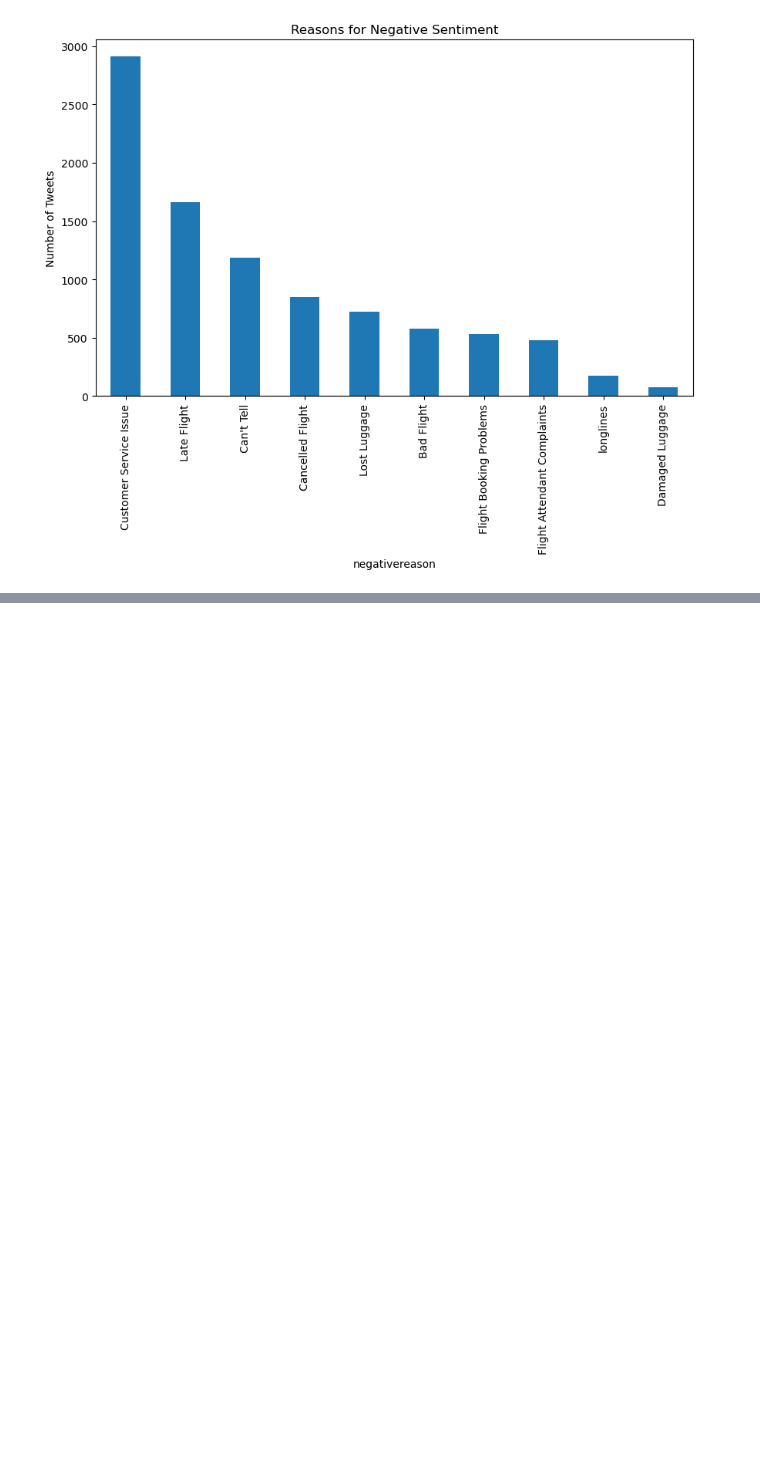
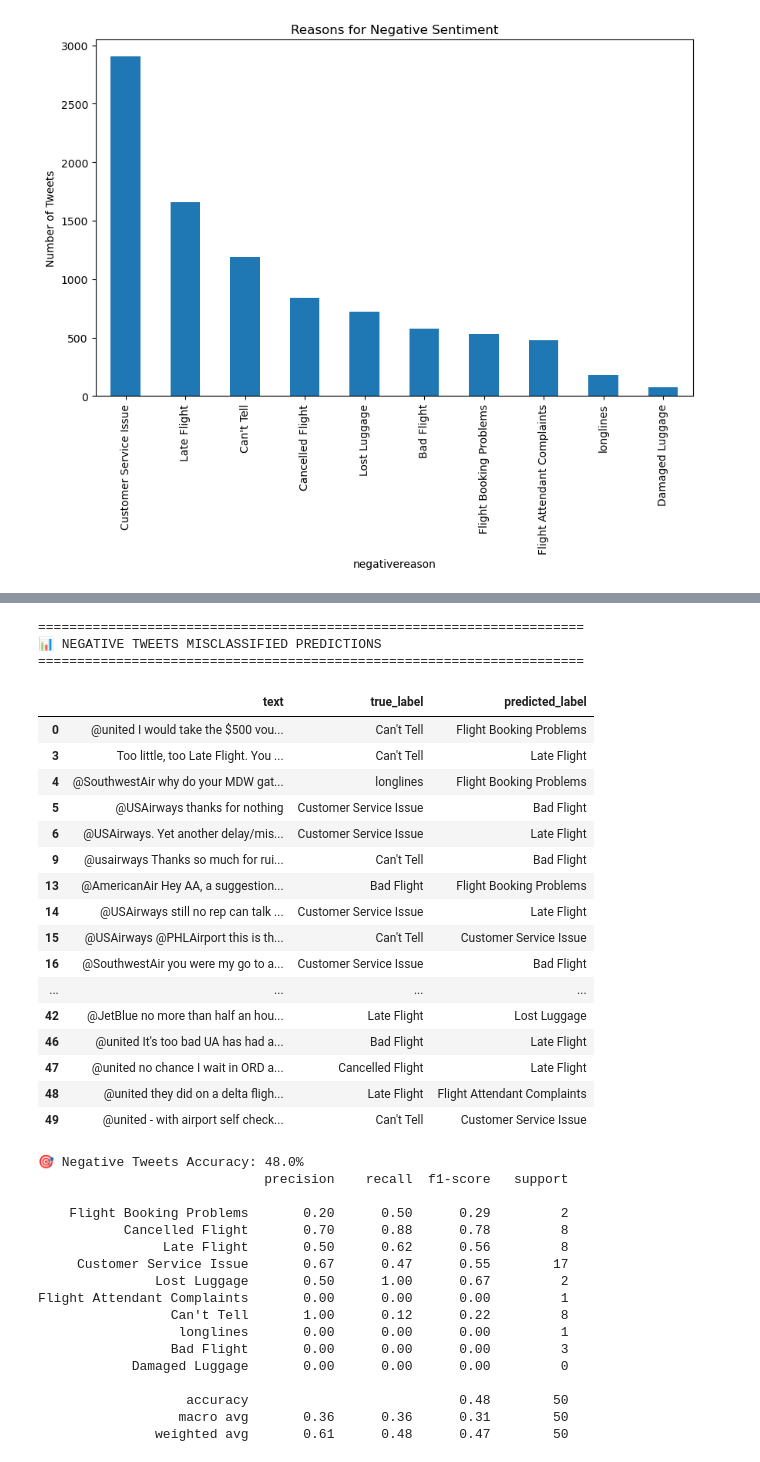
Before and after one commit to mariagraciaalbrecht-ship-it/NLP_Mini_Assignment, a Jupyter notebook: NLPMiniAssignment.ipynb, the cells around one changed output, grey strips where cells are left out. Saved outputs shown, nothing was run; the diff lists cells and outputs as text; code cells hidden in the pictures; blank space fills up the shorter version.

```diff
--- a/NLPMiniAssignment.ipynb
+++ b/NLPMiniAssignment.ipynb
@@ -428,0 +291,3 @@ KeyboardInterrupt:
+# %%
+# Establishing the sample
+df_negative = df[df['airline_sentiment'] == 'negative'].sample(1000, random_state=42) # Aided by Chat GPT
@@ -428,0 +786,66 @@ KeyboardInterrupt:
+# %%
+# --- Show results ---
+df_negative_results = pd.DataFrame(negative_predictions)
+
+misclassified_df = df_negative_results[df_negative_results["true_label"] != df_negative_results["predicted_label"]][
+    ["text", "true_label", "predicted_label"]
+]
+
+print("\n" + "="*70)
+print("📊 NEGATIVE TWEETS MISCLASSIFIED PREDICTIONS")
+print("="*70)
+display(misclassified_df)
+
+# Calculate accuracy
+valid_negative = df_negative_results[df_negative_results["predicted_label"] != "Unknown"].copy()
+if len(valid_negative) > 0:
+    negative_accuracy = accuracy_score(
+        valid_negative["true_label"],
+        valid_negative["predicted_label"]
+    )
+    print(f"\n🎯 Negative Tweets Accuracy: {negative_accuracy:.1%}")
+else:
+    negative_accuracy = 0.0
+    print("\n⚠️ No valid predictions")
+
+print(classification_report(df_negative_results['true_label'], df_negative_results['predicted_label'], labels=NEGATIVE_REASONS, zero_division=0))
+
+# Code directly adapted from the m2_nlp_ollama.ipynb notebook shown in class
+# %% [output]
+======================================================================
+📊 NEGATIVE TWEETS MISCLASSIFIED PREDICTIONS
+======================================================================
+|  | text | true_label | predicted_label |
+| 0 | @united I would take the $500 vou... | Can't Tell | Flight Booking Problems |
+| 3 | Too little, too Late Flight. You ... | Can't Tell | Late Flight |
+| 4 | @SouthwestAir why do your MDW gat... | longlines | Flight Booking Problems |
+| 5 | @USAirways thanks for nothing | Customer Service Issue | Bad Flight |
+| 6 | @USAirways. Yet another delay/mis... | Customer Service Issue | Late Flight |
+| 9 | @usairways Thanks so much for rui... | Can't Tell | Bad Flight |
+| 13 | @AmericanAir Hey AA, a suggestion... | Bad Flight | Flight Booking Problems |
+| 14 | @USAirways still no rep can talk ... | Customer Service Issue | Late Flight |
+| 15 | @USAirways @PHLAirport this is th... | Can't Tell | Customer Service Issue |
+| 16 | @SouthwestAir you were my go to a... | Customer Service Issue | Bad Flight |
+| ... | ... | ... | ... |
+| 42 | @JetBlue no more than half an hou... | Late Flight | Lost Luggage |
+| 46 | @united It's too bad UA has had a... | Bad Flight | Late Flight |
+| 47 | @united no chance I wait in ORD a... | Cancelled Flight | Late Flight |
+| 48 | @united they did on a delta fligh... | Late Flight | Flight Attendant Complaints |
+| 49 | @united - with airport self check... | Can't Tell | Customer Service Issue |
+🎯 Negative Tweets Accuracy: 48.0%
+                             precision    recall  f1-score   support
+
+    Flight Booking Problems       0.20      0.50      0.29         2
+           Cancelled Flight       0.70      0.88      0.78         8
+                Late Flight       0.50      0.62      0.56         8
+     Customer Service Issue       0.67      0.47      0.55        17
+               Lost Luggage       0.50      1.00      0.67         2
+Flight Attendant Complaints       0.00      0.00      0.00         1
+                 Can't Tell       1.00      0.12      0.22         8
+                  longlines       0.00      0.00      0.00         1
+                 Bad Flight       0.00      0.00      0.00         3
+            Damaged Luggage       0.00      0.00      0.00         0
+
+                   accuracy                           0.48        50
+                  macro avg       0.36      0.36      0.31        50
+               weighted avg       0.61      0.48      0.47        50
```
Also changed, not shown: parts of 34 cells of this notebook.
